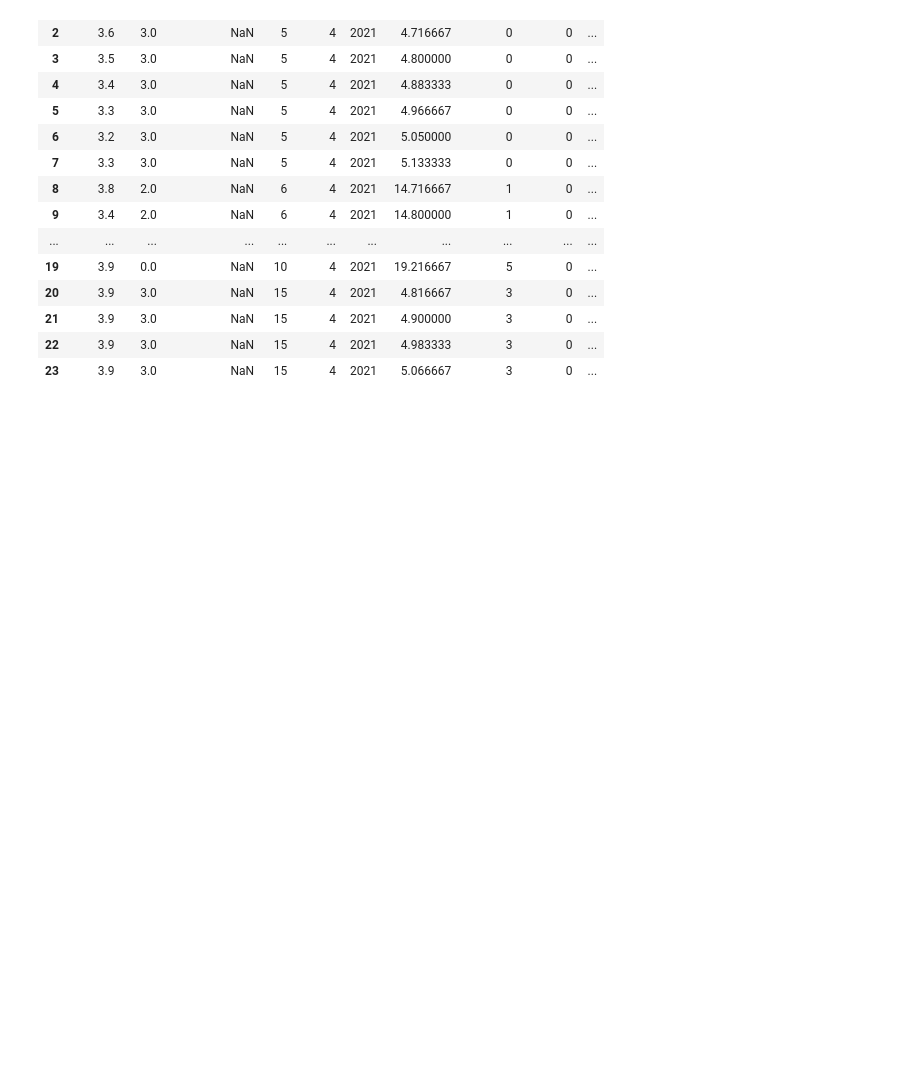
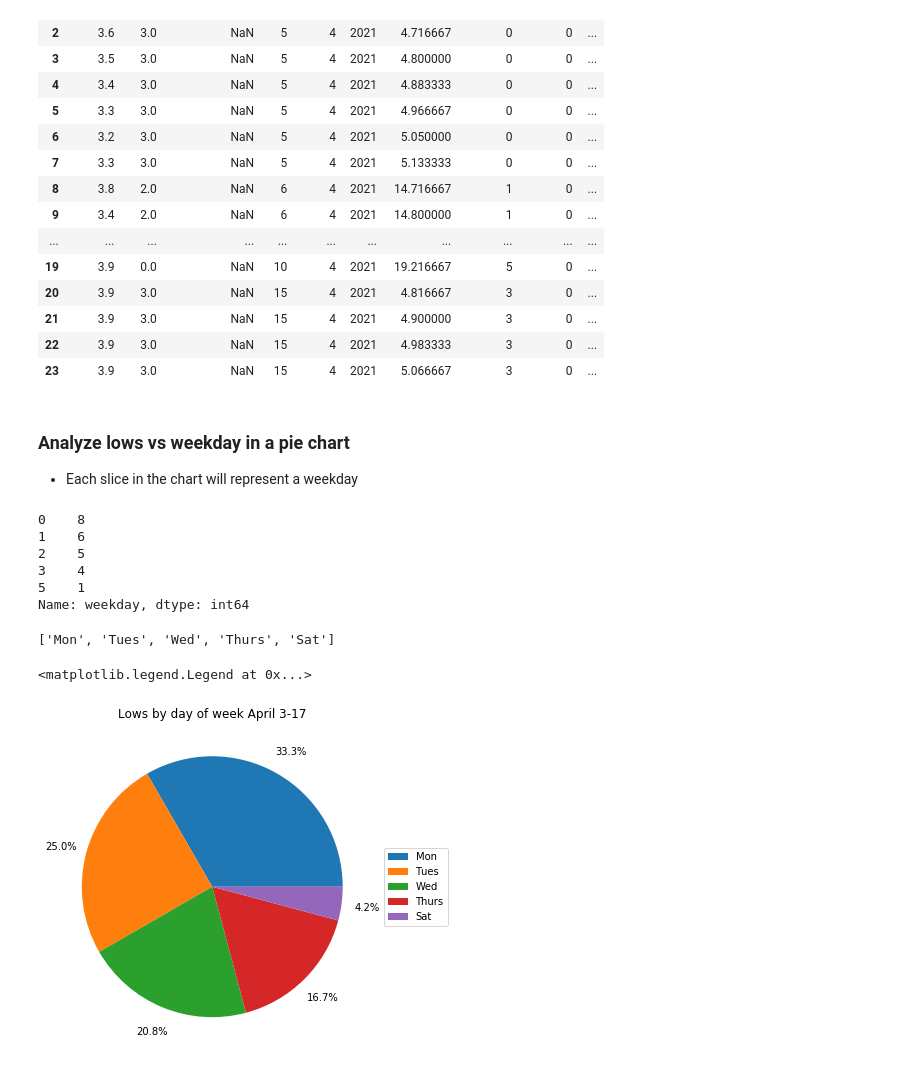
Before and after one commit to nico-palmar/glucose_data_exploration, a Jupyter notebook: apr_3_17_analysis.ipynb, the cells around one changed output. Cells and saved outputs as stored; diff of their text form; code cells hidden in the pictures; blank space fills up the shorter version.

```diff
--- a/apr_3_17_analysis.ipynb
+++ b/apr_3_17_analysis.ipynb
@@ -104,0 +102,29 @@ low_df
+# %% [markdown]
+### Analyze lows vs weekday in a pie chart
+- Each slice in the chart will represent a weekday
+# %%
+weekday_lows = low_df['weekday'].value_counts()
+weekday_lows
+# %% [output]
+0    8
+1    6
+2    5
+3    4
+5    1
+Name: weekday, dtype: int64
+# %%
+labels = weekday_lows.index.map({0: 'Mon', 1: 'Tues', 2: 'Wed', 3: 'Thurs', 5: 'Sat'}).tolist()
+labels
+# %% [output]
+['Mon', 'Tues', 'Wed', 'Thurs', 'Sat']
+# %%
+import matplotlib.pyplot as plt
+
+pie, ax = plt.subplots(figsize=[10, 6])
+plt.title("Lows by day of week April 3-17")
+plt.pie(weekday_lows, autopct='%1.1f%%',
+        pctdistance=1.2, labeldistance=1.35)
+plt.legend(labels=labels, loc='center left', bbox_to_anchor=(1.01, 0.5))
+# %% [output]
+<matplotlib.legend.Legend at 0x...>
+[figure, added]
```
Also changed, not shown: parts of 3 cells of this notebook, 4 other files.
